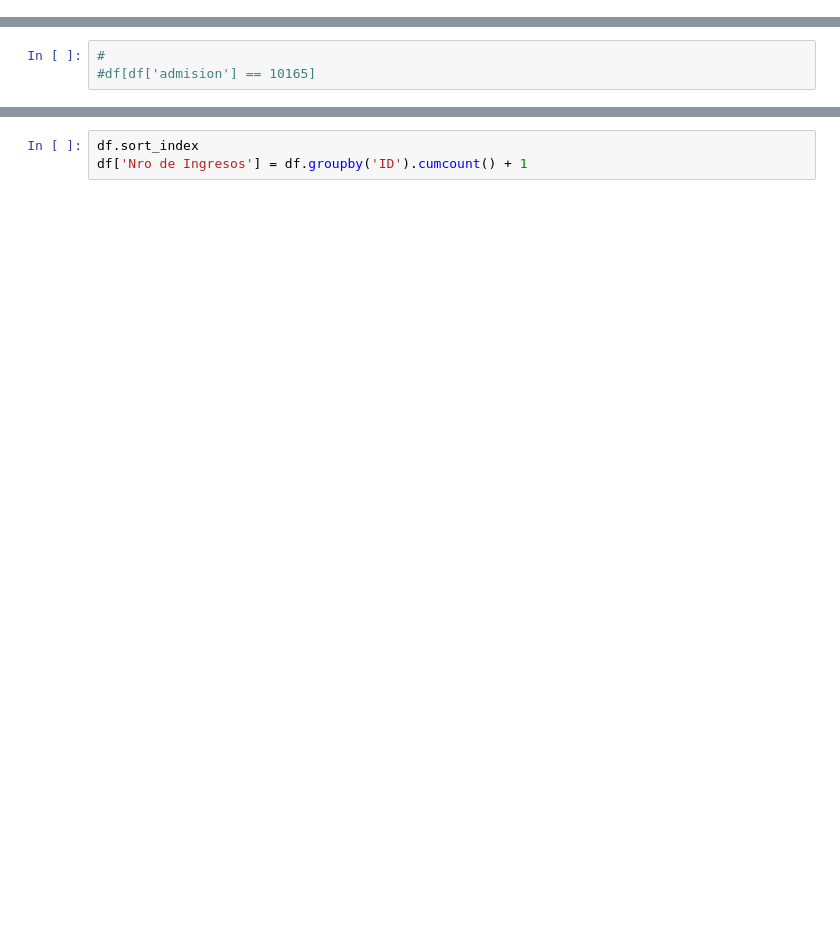
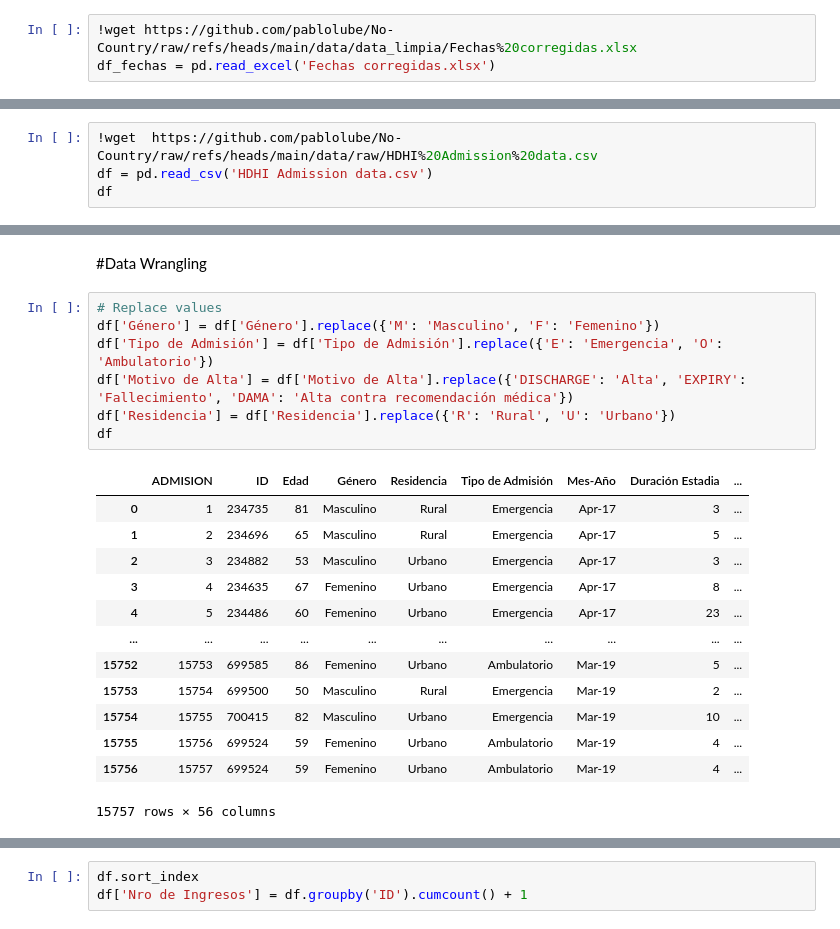
Before and after one commit to pablolube/No-Country, a Jupyter notebook: explore.ipynb, the cells around one changed output, grey strips where cells are left out. Saved outputs shown, nothing was run; the diff lists cells and outputs as text; blank space fills up the shorter version.

```diff
--- a/explore.ipynb
+++ b/explore.ipynb
@@ -62,0 +28,3 @@ del df[df.columns[0]]
+# %%
+!wget https://github.com/pablolube/No-Country/raw/refs/heads/main/data/data_limpia/Fechas%20corregidas.xlsx
+df_fechas = pd.read_excel('Fechas corregidas.xlsx')
@@ -62,0 +49,4 @@ del df[df.columns[0]]
+# %%
+!wget  https://github.com/pablolube/No-Country/raw/refs/heads/main/data/raw/HDHI%20Admission%20data.csv
+df = pd.read_csv('HDHI Admission data.csv')
+df
@@ -80,6 +179,26 @@ df
-# %%
-#
-#df[df['admision'] == 10165]
+# %% [markdown]
+#Data Wrangling
+# %%
+# Replace values
+df['Género'] = df['Género'].replace({'M': 'Masculino', 'F': 'Femenino'})
+df['Tipo de Admisión'] = df['Tipo de Admisión'].replace({'E': 'Emergencia', 'O': 'Ambulatorio'})
+df['Motivo de Alta'] = df['Motivo de Alta'].replace({'DISCHARGE': 'Alta', 'EXPIRY': 'Fallecimiento', 'DAMA': 'Alta contra recomendación médica'})
+df['Residencia'] = df['Residencia'].replace({'R': 'Rural', 'U': 'Urbano'})
+df
+# %% [output]
+|  | ADMISION | ID | Edad | Género | Residencia | Tipo de Admisión | Mes-Año | Duración Estadia | ... |
+| 0 | 1 | 234735 | 81 | Masculino | Rural | Emergencia | Apr-17 | 3 | ... |
+| 1 | 2 | 234696 | 65 | Masculino | Rural | Emergencia | Apr-17 | 5 | ... |
+| 2 | 3 | 234882 | 53 | Masculino | Urbano | Emergencia | Apr-17 | 3 | ... |
+| 3 | 4 | 234635 | 67 | Femenino | Urbano | Emergencia | Apr-17 | 8 | ... |
+| 4 | 5 | 234486 | 60 | Femenino | Urbano | Emergencia | Apr-17 | 23 | ... |
+| ... | ... | ... | ... | ... | ... | ... | ... | ... | ... |
+| 15752 | 15753 | 699585 | 86 | Femenino | Urbano | Ambulatorio | Mar-19 | 5 | ... |
+| 15753 | 15754 | 699500 | 50 | Masculino | Rural | Emergencia | Mar-19 | 2 | ... |
+| 15754 | 15755 | 700415 | 82 | Masculino | Urbano | Emergencia | Mar-19 | 10 | ... |
+| 15755 | 15756 | 699524 | 59 | Femenino | Urbano | Ambulatorio | Mar-19 | 4 | ... |
+| 15756 | 15757 | 699524 | 59 | Femenino | Urbano | Ambulatorio | Mar-19 | 4 | ... |
+15757 rows × 56 columns
 # %%
 df.shape
 # %% [output]
```
Also changed, not shown: parts of 36 cells of this notebook.
